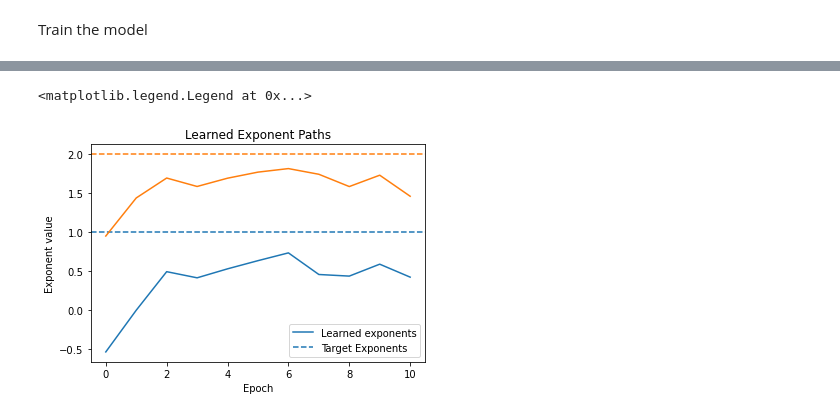
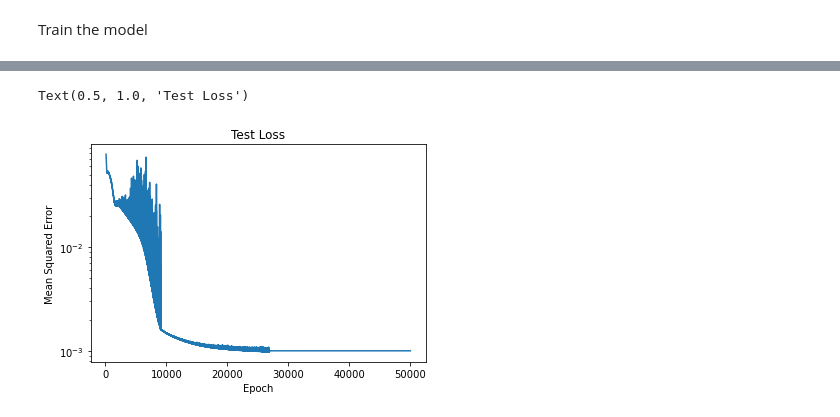
Before and after one commit to maruoss/polynomial-feature-learning, a Jupyter notebook: Sven/Convergence.ipynb, the cells around one changed output, grey strips where cells are left out. Drawn from its saved outputs; the diff is of its cells as text; code cells hidden in the pictures.

```diff
--- a/Sven/Convergence.ipynb
+++ b/Sven/Convergence.ipynb
@@ -150,24 +193,10 @@ Done!
-# %%
-paths = np.stack(exponent_path).squeeze()
-ind = np.argsort(paths[-1])
-paths = paths[:, ind]
-
-prop_cycle = plt.rcParams['axes.prop_cycle']
-colors = prop_cycle.by_key()['color']
-for i in range(paths.shape[1]):
-    label = "Learned exponents" if i == 0 else None
-    plt.plot(paths[:, i], label=label, c=colors[i])
-    label = "Target Exponents" if i == 0 else None
-    plt.axhline(i+1, label=label, c=colors[i], ls="--")
-
-if paths.min() < -10:
-    plt.yscale('symlog')
-    plt.ylim(top = 1.5*max(3, paths.max()))
-
-plt.title("Learned Exponent Paths")
-plt.xlabel("Epoch")
-plt.ylabel("Exponent value")
-plt.legend()
-# %% [output]
-<matplotlib.legend.Legend at 0x...>
-[figure, removed]
+# %%
+loss_start_epoch = 100
+plt.plot(range(loss_start_epoch, epochs+1), loss_path[loss_start_epoch:])
+plt.xlabel("Epoch")
+plt.ylabel("Mean Squared Error")
+plt.yscale("log")
+plt.title("Test Loss")
+# %% [output]
+Text(0.5, 1.0, 'Test Loss')
+[figure, added]
```
Also changed, not shown: parts of 13 cells of this notebook.
